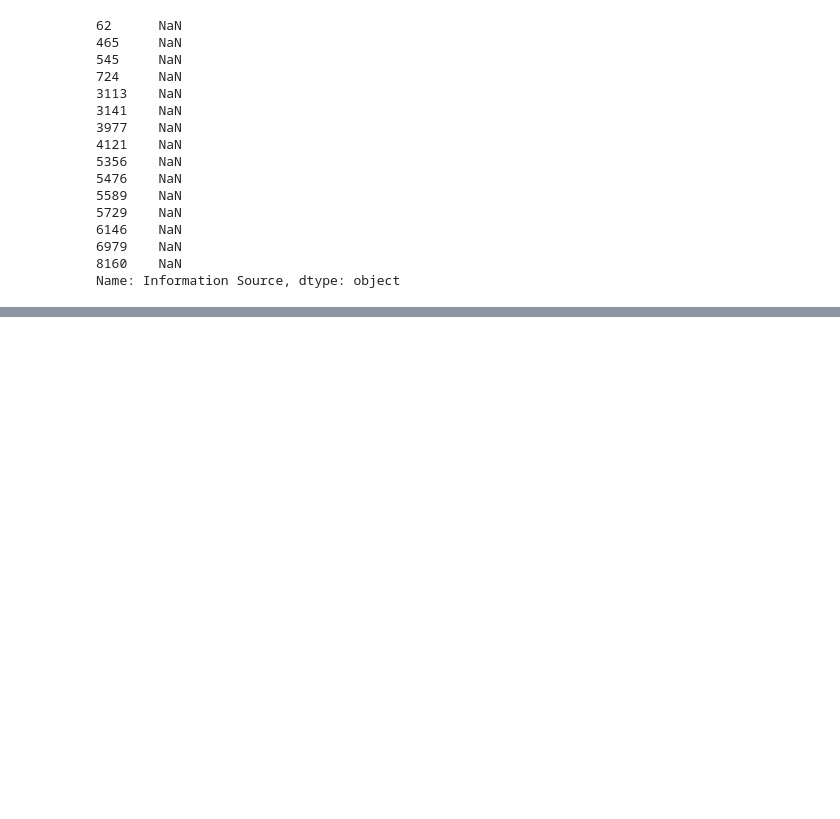
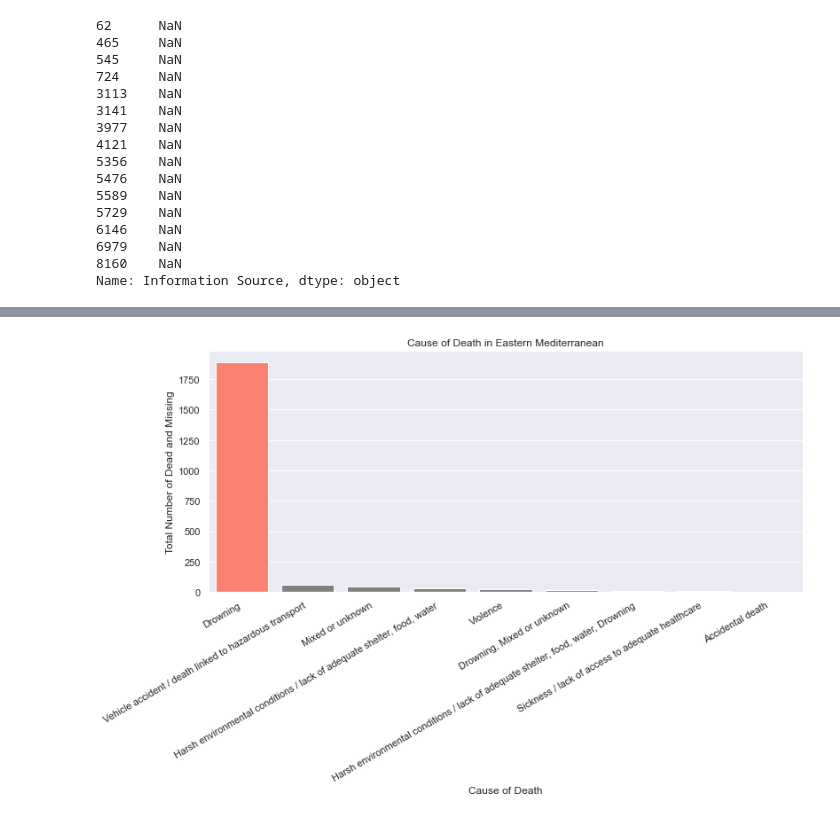
Before and after one commit to citlali-trigos-raczkowski/migrant-data-visualization, a Jupyter notebook: exploration/SebasExploration.ipynb, the cells around one changed output, grey strips where cells are left out. Drawn from its saved outputs; the diff is of its cells as text; code cells hidden in the pictures; blank space fills up the shorter version.

```diff
--- a/exploration/SebasExploration.ipynb
+++ b/exploration/SebasExploration.ipynb
@@ -603,0 +852,2 @@ df.to_csv('../Missing_Migrants_Global_Figures_filtered.csv')
+# %%
+df2 = df.groupby(['Migration route','Cause of Death'])['Total Number of Dead and Missing'].sum().reset_index(name='Total Number of Dead and Missing')
@@ -603,0 +870,16 @@ df.to_csv('../Missing_Migrants_Global_Figures_filtered.csv')
+# %%
+def plot_deaths_cause(m_route,df):
+    dft = df[df['Migration route'] == m_route].sort_values(by='Total Number of Dead and Missing',ascending=False)
+    sns.set(rc={"figure.figsize":(12, 5)})
+
+    fig = sns.barplot(data=dft,x='Cause of Death',y='Total Number of Dead and Missing')
+    fig.set(title=f"Cause of Death in {m_route}")
+    fig.set_xticklabels(fig.get_xticklabels(), rotation=30, horizontalalignment='right')
+    fig.patches[0].set_facecolor('salmon')
+    for i in range(1,len(fig.patches)):
+        fig.patches[i].set_facecolor('grey')
+    plt.show()
+# %%
+plot_deaths_cause('Eastern Mediterranean',df2)
+# %% [output]
+[figure, added]
```
Also changed, not shown: parts of 28 cells of this notebook.
